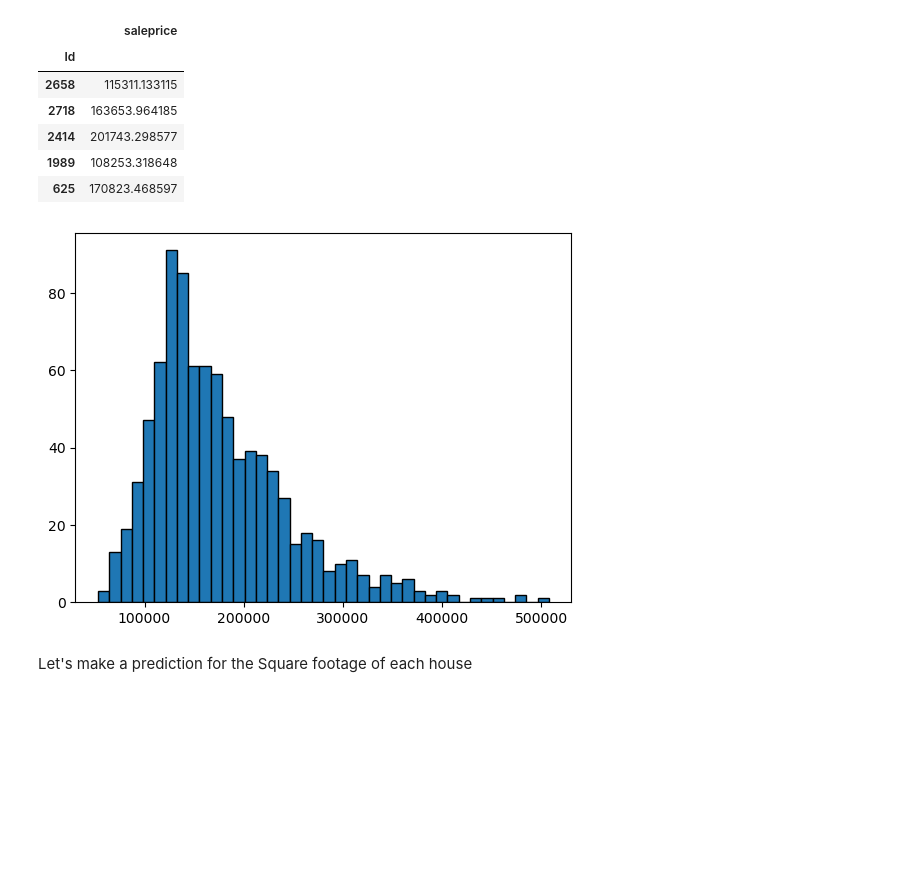
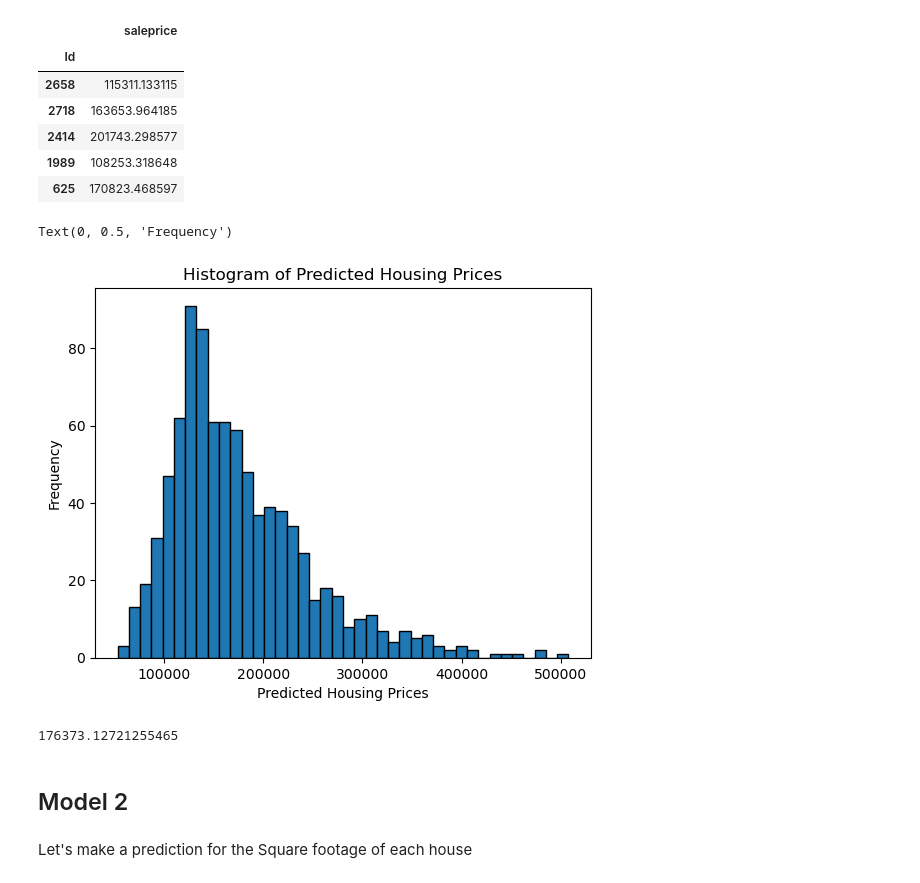
Before and after one commit to grahamjh99/Project-1-Ames-Housing, a Jupyter notebook: Project 2 Graham.ipynb, the cells around one changed output. Drawn from its saved outputs; the diff is of its cells as text; code cells hidden in the pictures; blank space fills up the shorter version.

```diff
--- a/Project 2 Graham.ipynb
+++ b/Project 2 Graham.ipynb
@@ -910,13 +944,23 @@ predictions.head()
 # %%
 plt.hist(predictions['saleprice'],
         bins = 40,
         edgecolor = 'black');
+plt.title('Histogram of Predicted Housing Prices')
+plt.xlabel('Predicted Housing Prices')
+plt.ylabel('Frequency')
 # %% [output]
+Text(0, 0.5, 'Frequency')
-[figure, old version]
+[figure, new version]
+# %%
+np.mean(predictions['saleprice'])
+# %% [output]
+176373.12721255465
 # %%
 predictions.to_csv('filtered_data_predictions_2.csv')
 # there was a filtered predictions 1 but I accidentally dropped garage condition and quality instead of garage area and garage cars so I needed to fix that.
 # I also made the age column by subtracting from 2024. I do not think this matters overly much but it should be from when the housing data was collected which, was 2010
+# %% [markdown]
+## Model 2
 # %% [markdown]
 Let's make a prediction for the Square footage of each house
 # %%
```
Also changed, not shown: parts of 36 cells of this notebook, 16 other files.
